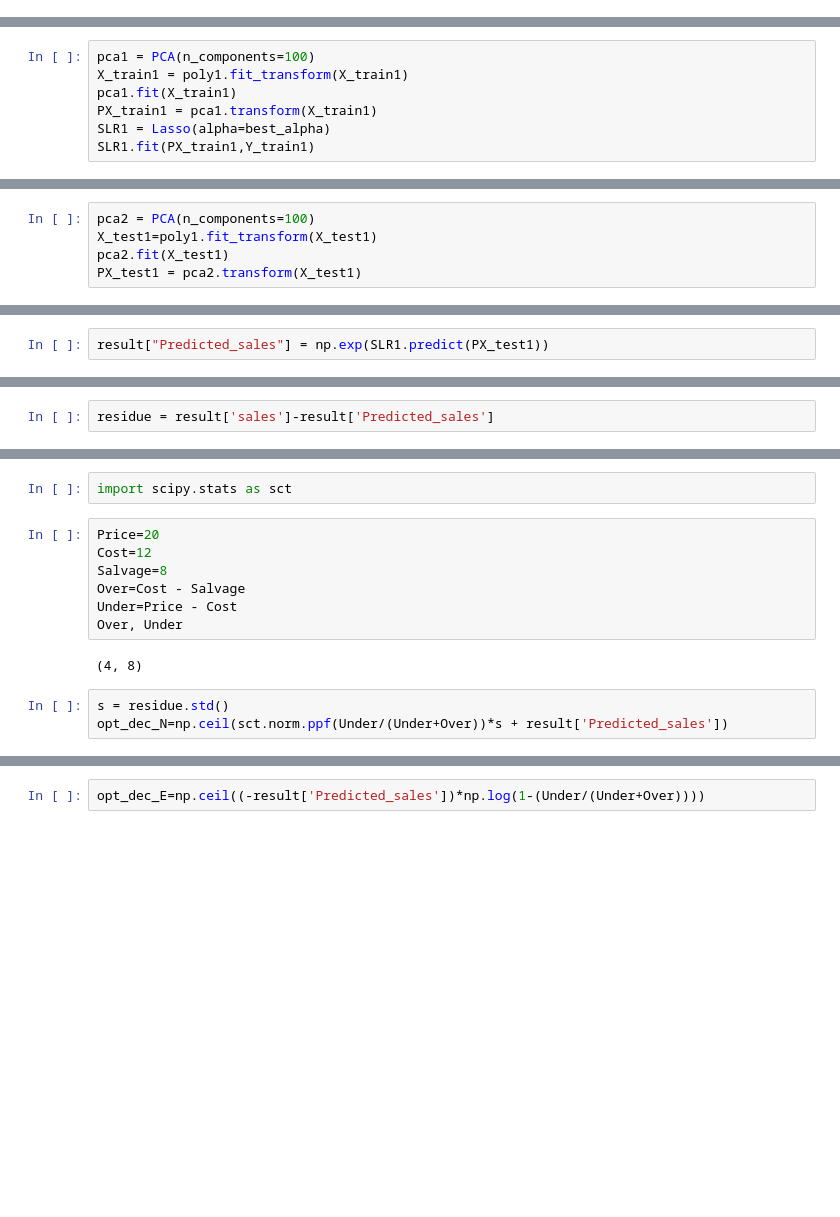
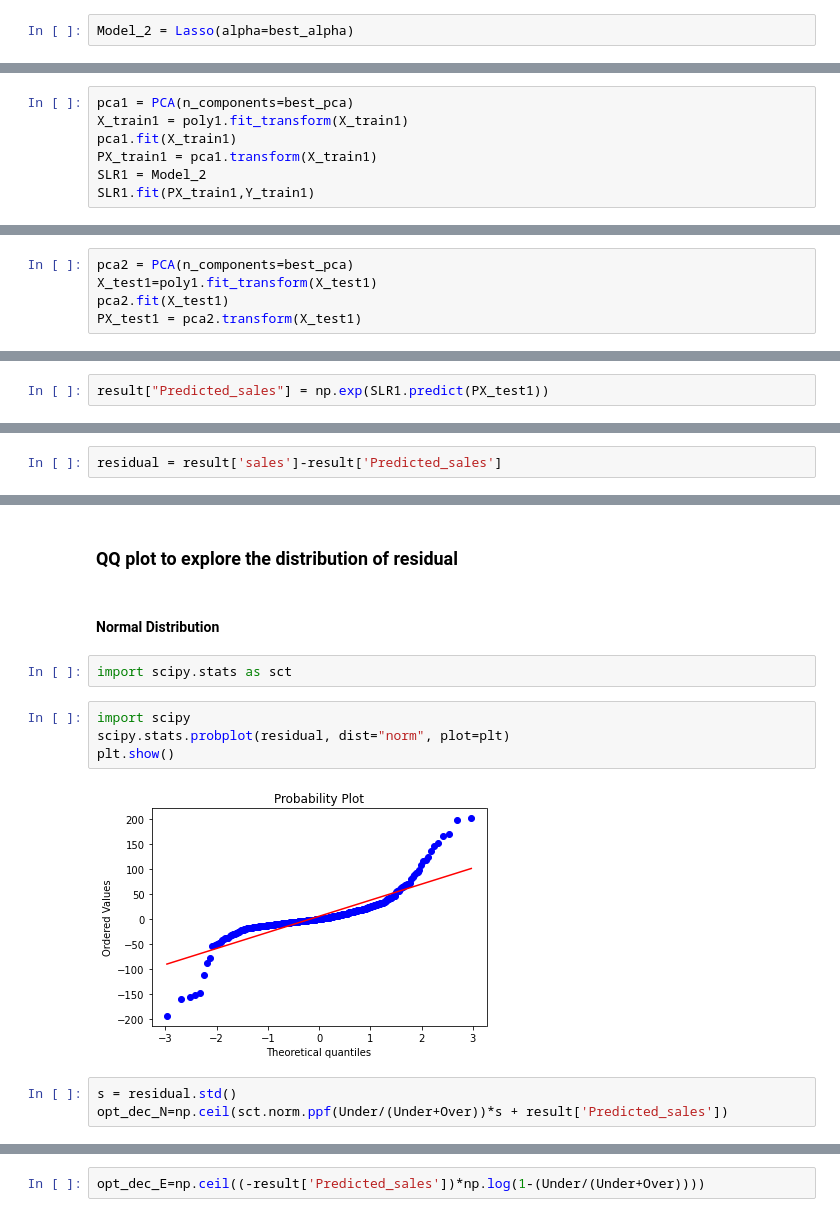
Before and after one commit to Waynelearn/IE4211-Project-Machine-Learning, a Jupyter notebook: 2.6 Polynomial Regression (Lasso).ipynb, the cells around one changed output, grey strips where cells are left out. Cells and saved outputs as stored; diff of their text form; blank space fills up the shorter version.

```diff
--- a/2.6 Polynomial Regression (Lasso).ipynb
+++ b/2.6 Polynomial Regression (Lasso).ipynb
@@ -92,3 +97,5 @@ for i in parms.iloc[0]:
 best_pca =parms.iloc[0][0]['pca__n_components']
 best_degree=parms.iloc[0][0]['poly__degree']
 best_alpha=parms.iloc[0][0]['SLR__alpha']
+# %%
+Model_2 = Lasso(alpha=best_alpha)
@@ -99,8 +106,8 @@ poly1 = PolynomialFeatures(degree=best_degree)
 # %%
-pca1 = PCA(n_components=100)
+pca1 = PCA(n_components=best_pca)
 X_train1 = poly1.fit_transform(X_train1)
 pca1.fit(X_train1)
 PX_train1 = pca1.transform(X_train1)
-SLR1 = Lasso(alpha=best_alpha)
+SLR1 = Model_2
 SLR1.fit(PX_train1,Y_train1)
 # %% [output]
@@ -108,5 +115,5 @@ Lasso(alpha=0.05)
 # %%
-pca2 = PCA(n_components=100)
+pca2 = PCA(n_components=best_pca)
 X_test1=poly1.fit_transform(X_test1)
 pca2.fit(X_test1)
 PX_test1 = pca2.transform(X_test1)
@@ -127,2 +162,2 @@ MSE(result["sales"],result["Predicted_sales"])
 # %%
-residue = result['sales']-result['Predicted_sales']
+residual = result['sales']-result['Predicted_sales']
@@ -140,14 +173,15 @@ plt.show()
+# %% [markdown]
+### QQ plot to explore the distribution of residual
+# %% [markdown]
+#### Normal Distribution
 # %%
 import scipy.stats as sct
-# %%
-Price=20
-Cost=12
-Salvage=8
-Over=Cost - Salvage
-Under=Price - Cost
-Over, Under
-# %% [output]
-(4, 8)
+# %%
+import scipy
+scipy.stats.probplot(residual, dist="norm", plot=plt)
+plt.show()
+# %% [output]
+[figure, added]
 # %%
-s = residue.std()
+s = residual.std()
 opt_dec_N=np.ceil(sct.norm.ppf(Under/(Under+Over))*s + result['Predicted_sales'])
```
Also changed, not shown: parts of 49 cells of this notebook, 20 other files.
